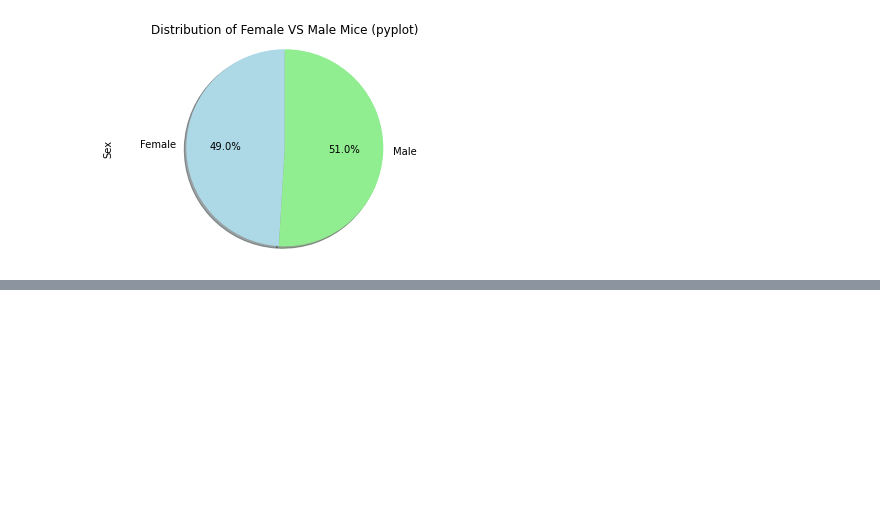
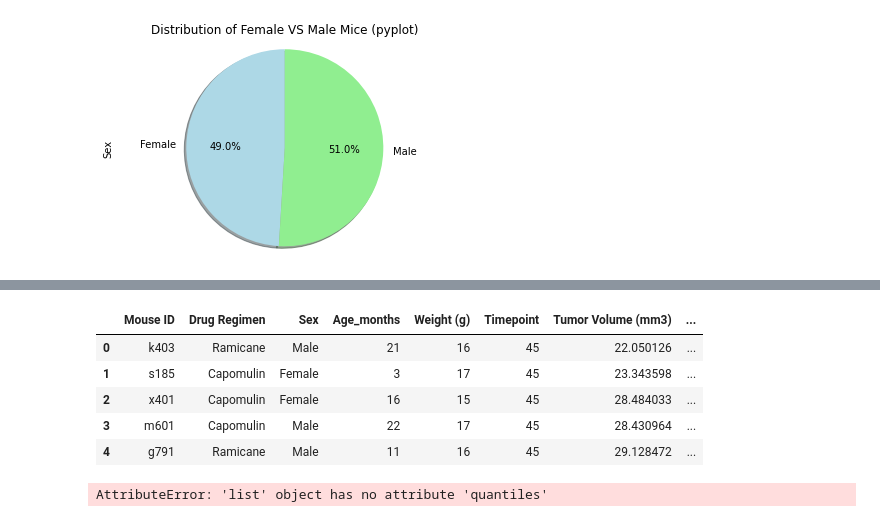
Before and after one commit to radioactivearm/matplotlib-challenge, a Jupyter notebook: Pymaceuticals/pymaceuticals_main.ipynb, the cells around one changed output, grey strips where cells are left out. Drawn from its saved outputs; the diff is of its cells as text; code cells hidden in the pictures; blank space fills up the shorter version.

Commit message:
working on box plot

```diff
--- a/Pymaceuticals/pymaceuticals_main.ipynb
+++ b/Pymaceuticals/pymaceuticals_main.ipynb
@@ -67,6 +94,5 @@ mice_study.loc[mice_study['Mouse ID'] == 'g989', :].head()
 # %%
-# dropping dirty mouse
-clean_mice = mice_study.loc[mice_study['Mouse ID'] != 'g989', :]
+clean_mice = mice_study.loc[mice_study['Mouse ID'] != unclean_mouse_id, :]
 clean_mice.head()
 # %% [output]
 |  | Mouse ID | Drug Regimen | Sex | Age_months | Weight (g) | Timepoint | Tumor Volume (mm3) | ... |
@@ -324,0 +325,10 @@ plt.show()
+# %%
+# making list of all drugs i want to include
+drugs = ['Capomulin', 'Ramicane', 'Infubinol', 'Ceftamin']
+
+# making new df that only includes them
+drug_df = clean_mice.loc[(clean_mice['Drug Regimen'] == drugs[0]) |
+                         (clean_mice['Drug Regimen'] == drugs[1]) |
+                         (clean_mice['Drug Regimen'] == drugs[2]) |
+                         (clean_mice['Drug Regimen'] == drugs[3]), :]
+drug_df.head()
@@ -324,0 +342,5 @@ plt.show()
+# %%
+# now i group by mouse and find greatest timepoint
+mousy_group = drug_df.groupby('Mouse ID')
+final_tumor = mousy_group['Timepoint'].max()
+final_tumor.head()
@@ -324,0 +364,31 @@ plt.show()
+# %%
+# merging on both mouse id and timepoint to get only those mice and timepoints
+final_tumor_mice = clean_mice.merge(final_tumor, how='inner', on= ['Mouse ID','Timepoint'])
+final_tumor_mice.head()
+# %% [output]
+|  | Mouse ID | Drug Regimen | Sex | Age_months | Weight (g) | Timepoint | Tumor Volume (mm3) | ... |
+| 0 | k403 | Ramicane | Male | 21 | 16 | 45 | 22.050126 | ... |
+| 1 | s185 | Capomulin | Female | 3 | 17 | 45 | 23.343598 | ... |
+| 2 | x401 | Capomulin | Female | 16 | 15 | 45 | 28.484033 | ... |
+| 3 | m601 | Capomulin | Male | 22 | 17 | 45 | 28.430964 | ... |
+| 4 | g791 | Ramicane | Male | 11 | 16 | 45 | 29.128472 | ... |
+# %%
+# Put treatments into a list for for loop (and later for plot labels)
+# drugs = ['Capomulin', 'Ramicane', 'Infubinol', 'Ceftamin']
+
+# Create empty list to fill with tumor vol data (for plotting)
+tumor_vol_data = []
+quartiles = []
+
+# Calculate the IQR and quantitatively determine if there are any potential outliers.
+for drug in drugs:
+
+    # Locate the rows which contain mice on each drug and get the tumor volumes
+    # tumor_vol_data is a list of lists of the data corrisonding to each drug
+    tumor_this_drug = final_tumor_mice.loc[final_tumor_mice['Drug Regimen'] == drug, 'Tumor Volume (mm3)'])
+
+
+    # Determine outliers using upper and lower bounds
+    quartiles = .quantiles([0.25,0.5,0.75])
+# %% [output]
+AttributeError: 'list' object has no attribute 'quantiles'
```
Also changed, not shown: parts of 13 cells of this notebook.
